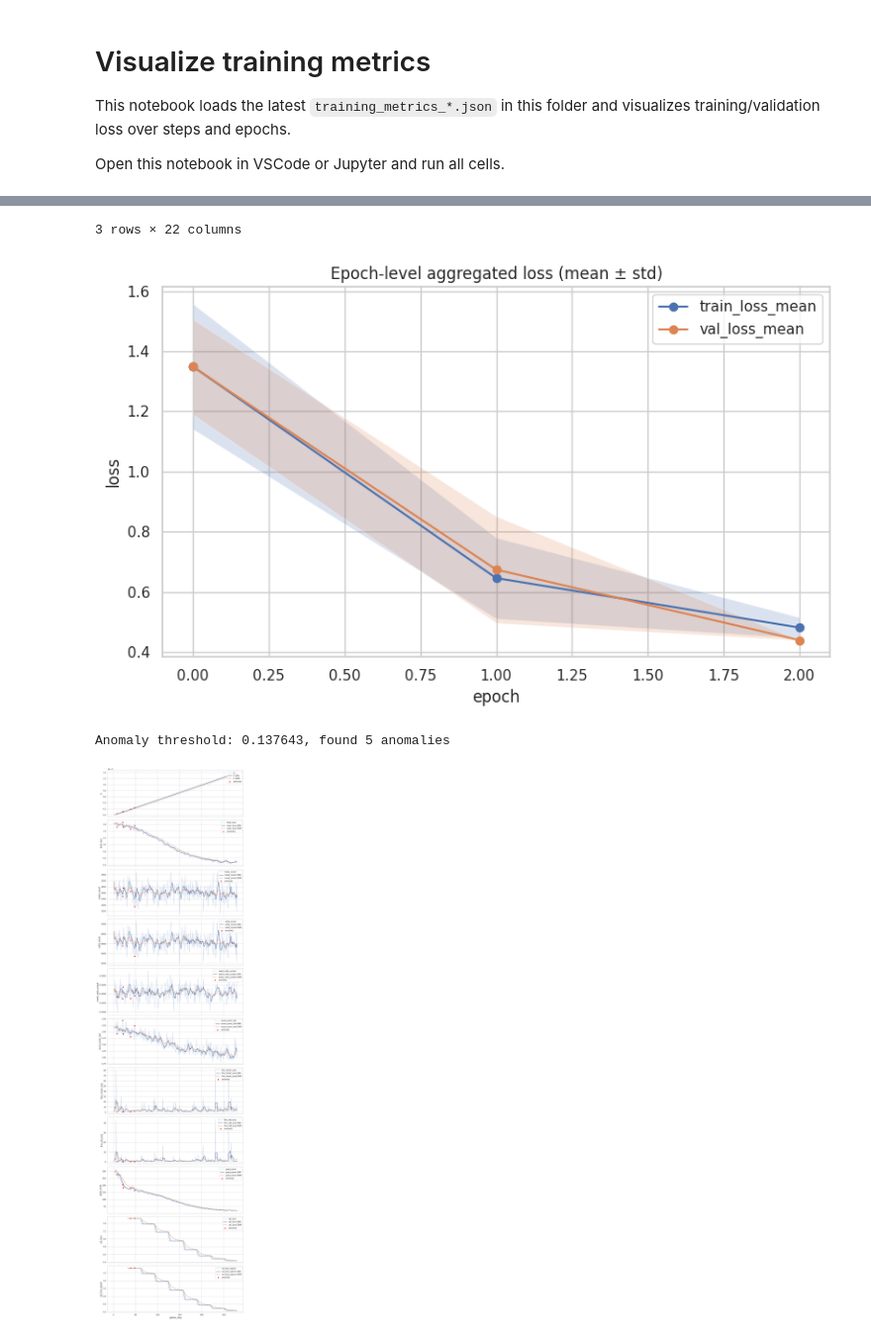
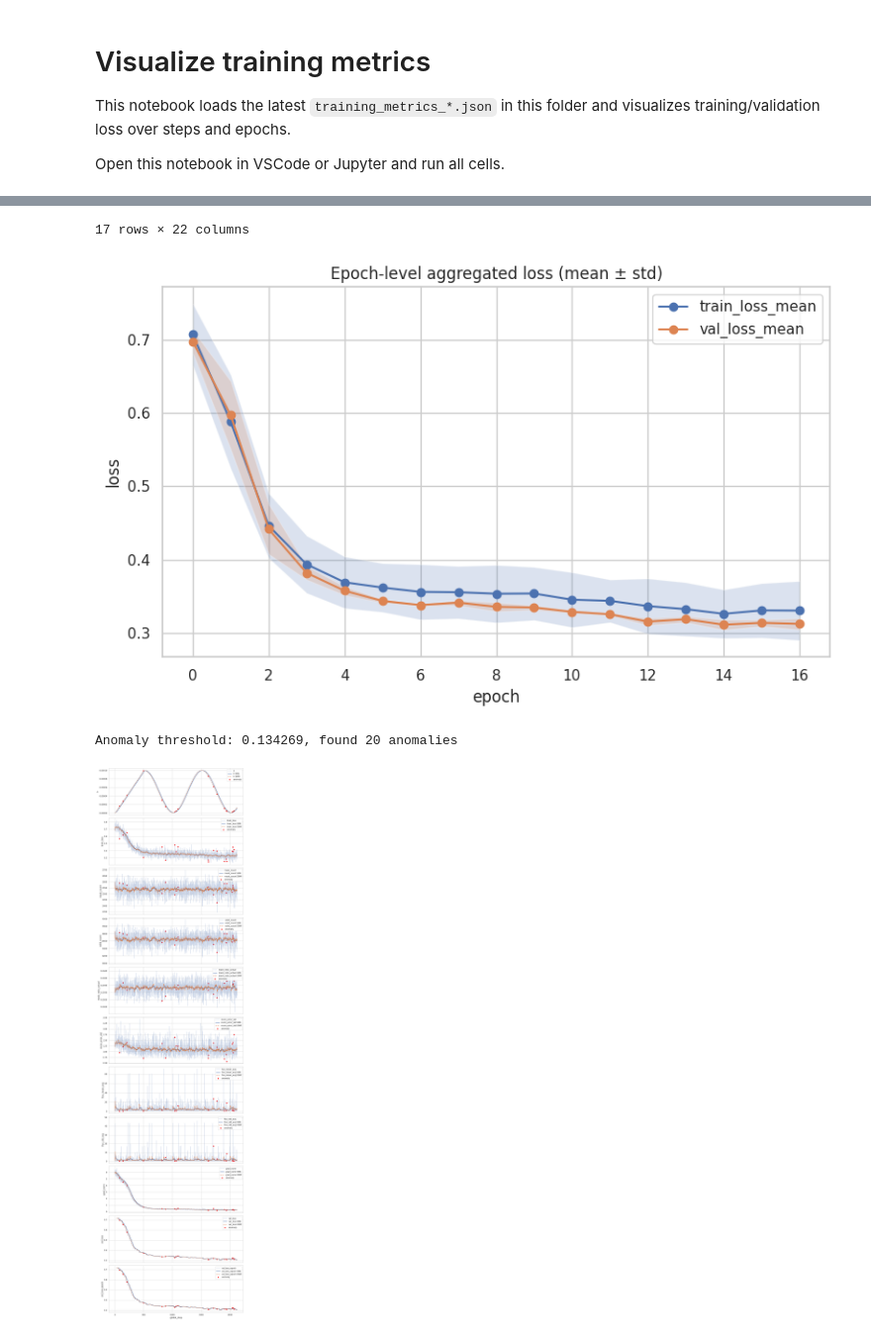
Before and after one commit to 2003cy/ssl_outthere, a Jupyter notebook: encoder_spectrum/ma_specformer/visualize_metrics.ipynb, the cells around one changed output, grey strips where cells are left out. Shown at 99% size. Drawn from its saved outputs; the diff is of its cells as text; code cells hidden in the pictures.

```diff
--- a/encoder_spectrum/ma_specformer/visualize_metrics.ipynb
+++ b/encoder_spectrum/ma_specformer/visualize_metrics.ipynb
@@ -23,7 +23,7 @@ sns.set_theme(style='whitegrid')
 from read_and_plot import stat_and_plot
 # Look in current directory first
 p = Path('.')
-files = sorted(p.glob('training_metrics_*.json'))
+files = sorted(p.glob('output/metrics/training_metrics_*.json'))
 
 print(files)
 
@@ -46,4 +60,4 @@ Epoch summary:
-3 rows × 22 columns
+17 rows × 22 columns
-[figure, old version]
+[figure, new version]
-Anomaly threshold: 0.137643, found 5 anomalies
+Anomaly threshold: 0.134269, found 20 anomalies
-[figure, old version]
+[figure, new version]
```
Also changed, not shown: parts of 1 cell of this notebook, 14 other files.
